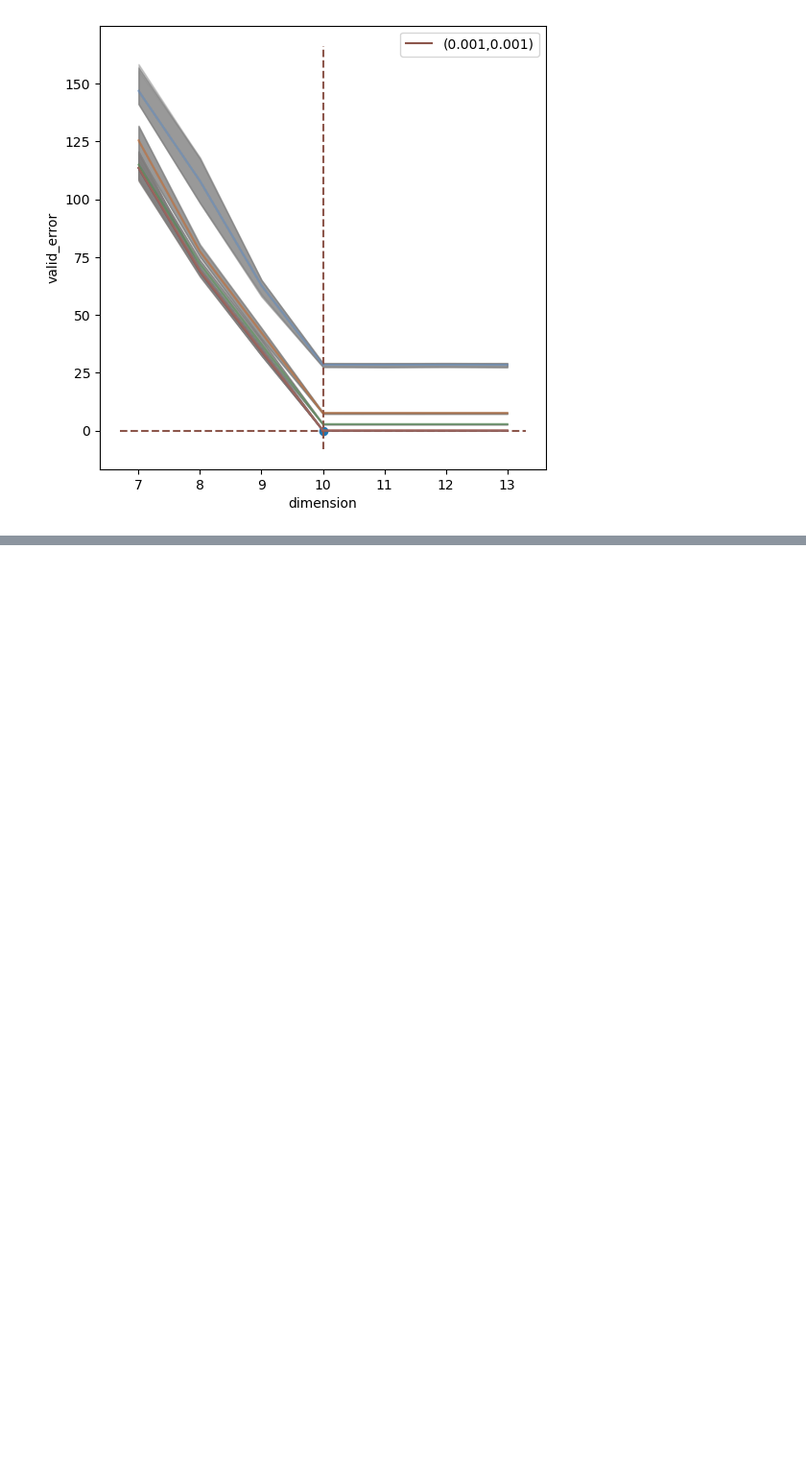
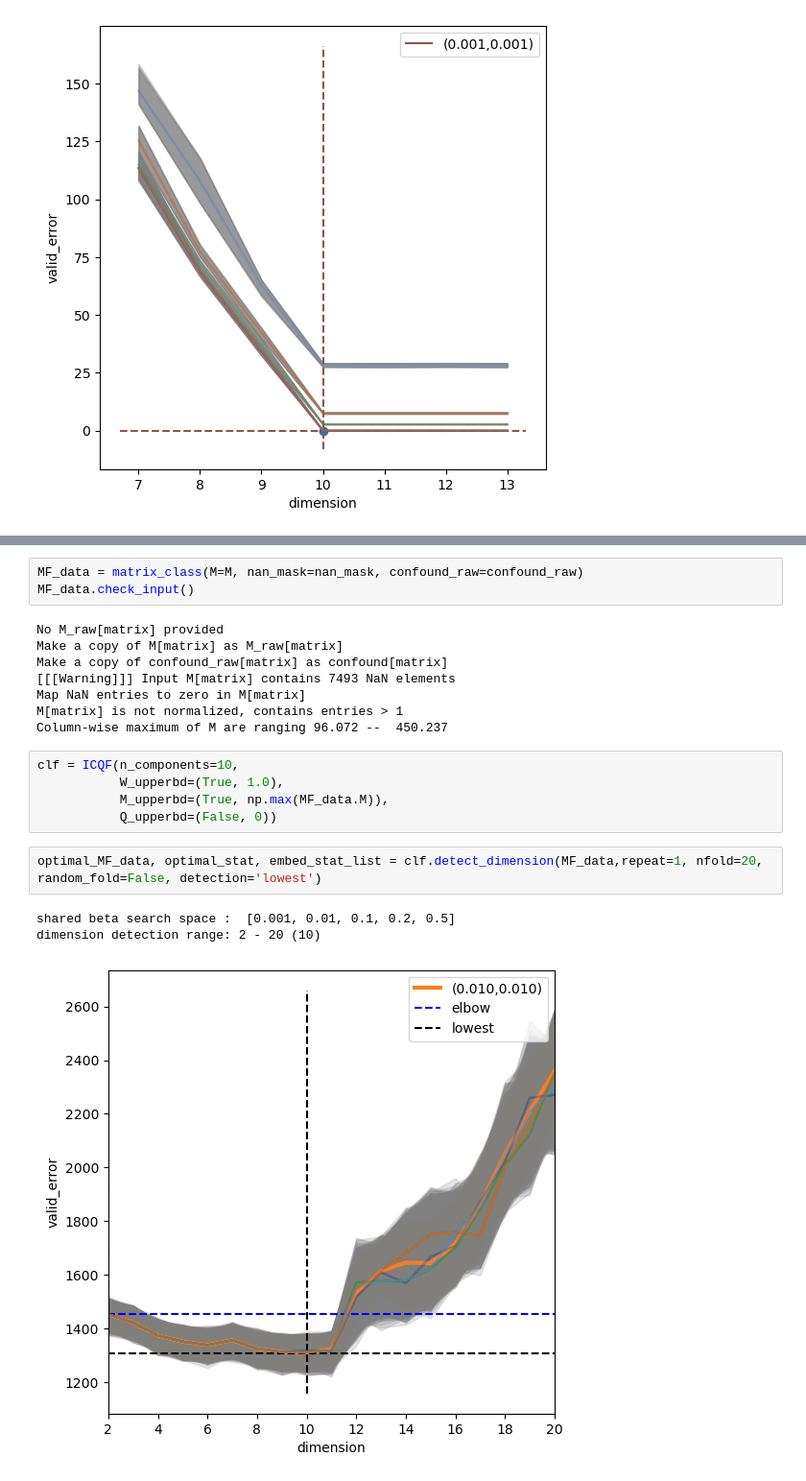
Before and after one commit to jefferykclam/ICQF, a Jupyter notebook: demonstration.ipynb, the cells around one changed output, grey strips where cells are left out. Shown at 96% size. Drawn from its saved outputs; the diff is of its cells as text; blank space fills up the shorter version.

```diff
--- a/demonstration.ipynb
+++ b/demonstration.ipynb
@@ -151,0 +176,22 @@ dimension detection range: 7 - 13
+# %%
+MF_data = matrix_class(M=M, nan_mask=nan_mask, confound_raw=confound_raw)
+MF_data.check_input()
+# %% [output]
+No M_raw[matrix] provided
+Make a copy of M[matrix] as M_raw[matrix]
+Make a copy of confound_raw[matrix] as confound[matrix]
+[[[Warning]]] Input M[matrix] contains 7493 NaN elements
+Map NaN entries to zero in M[matrix]
+M[matrix] is not normalized, contains entries > 1
+Column-wise maximum of M are ranging 96.072 --  450.237
+# %%
+clf = ICQF(n_components=10,
+           W_upperbd=(True, 1.0),
+           M_upperbd=(True, np.max(MF_data.M)),
+           Q_upperbd=(False, 0))
+# %%
+optimal_MF_data, optimal_stat, embed_stat_list = clf.detect_dimension(MF_data,repeat=1, nfold=20, random_fold=False, detection='lowest')
+# %% [output]
+shared beta search space :  [0.001, 0.01, 0.1, 0.2, 0.5]
+dimension detection range: 2 - 20 (10)
+[figure, added]
```
Also changed, not shown: parts of 11 cells of this notebook, 1 other file.
